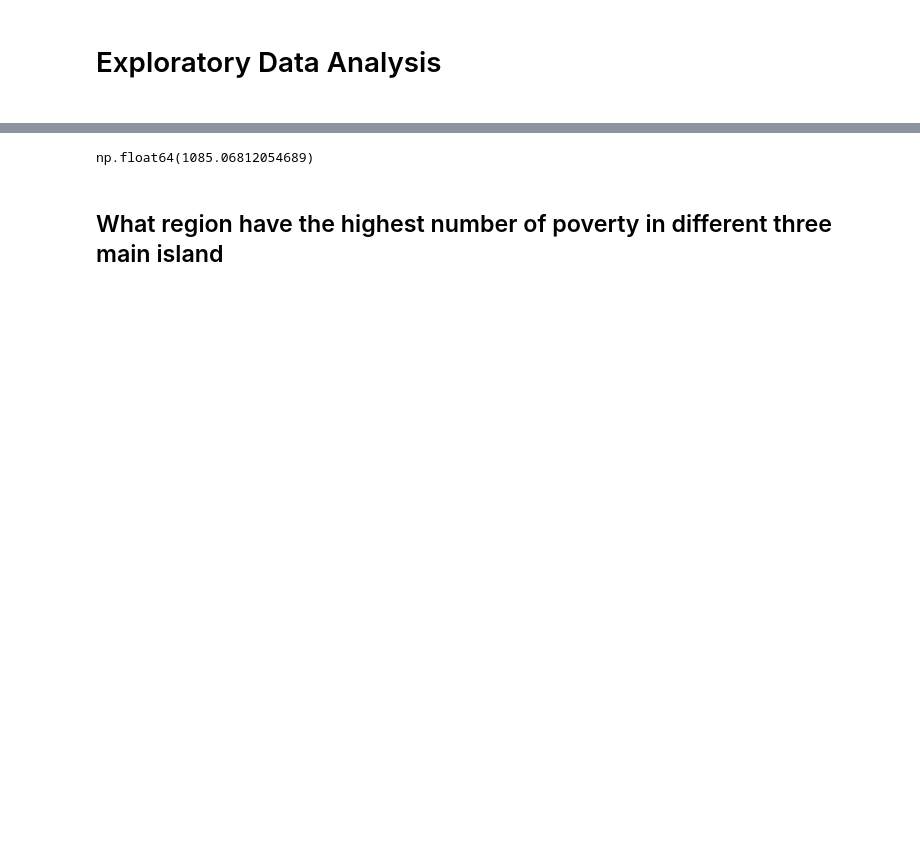
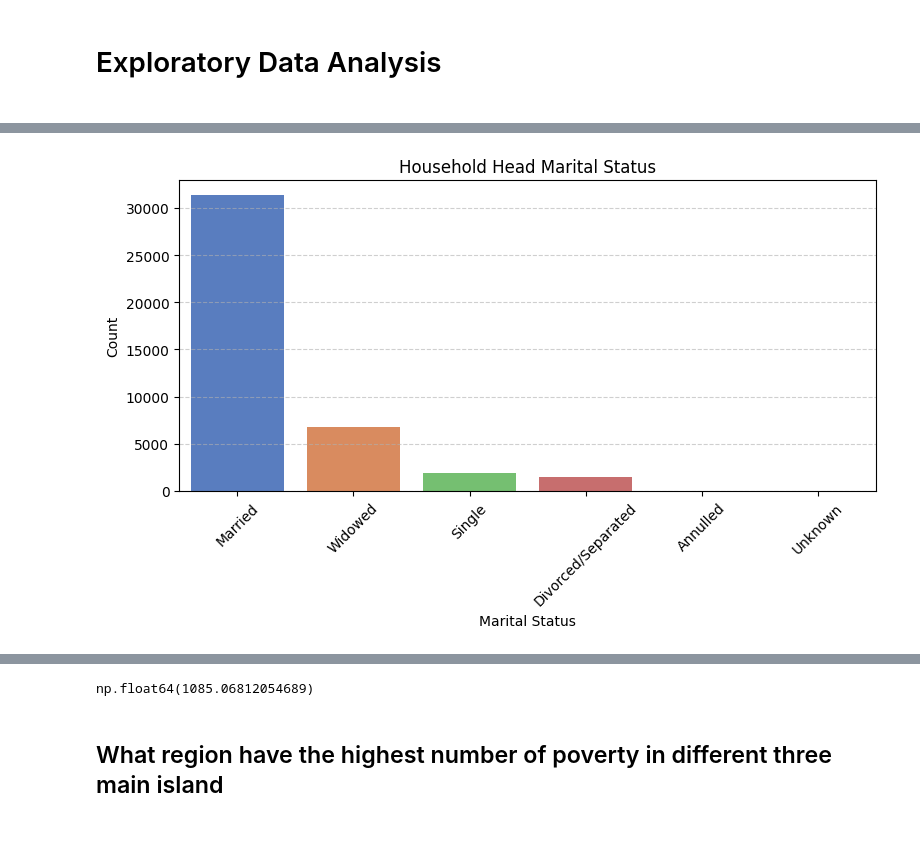
Before and after one commit to Meinya312/PROJECT-ITD-, a Jupyter notebook: project.ipynb, the cells around one changed output, grey strips where cells are left out. Cells and saved outputs as stored; diff of their text form; code cells hidden in the pictures; blank space fills up the shorter version.

```diff
--- a/project.ipynb
+++ b/project.ipynb
@@ -11,0 +66,16 @@ census = pd.read_csv("Family Income and Expenditure.csv")
+# %%
+status = ['Married', 'Widowed', 'Single', 'Divorced/Separated', 'Annulled', 'Unknown']
+counts = [31347, 6818, 1942, 1425, 11, 1]
+
+plt.figure(figsize=(8, 5))
+sns.barplot(x=status, y=counts, hue=status, palette='muted', legend=False)
+plt.title('Household Head Marital Status')
+plt.xlabel('Marital Status')
+plt.ylabel('Count')
+plt.xticks(rotation=45)
+plt.tight_layout()
+plt.grid(axis='y',linestyle='--',alpha=0.6)
+
+plt.show()
+# %% [output]
+[figure, added]
```
Also changed, not shown: parts of 21 cells of this notebook.
